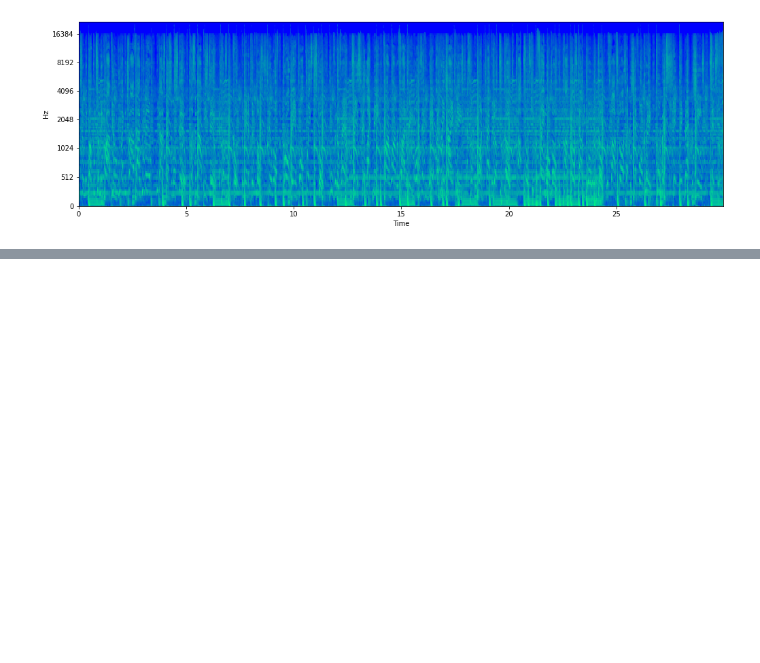
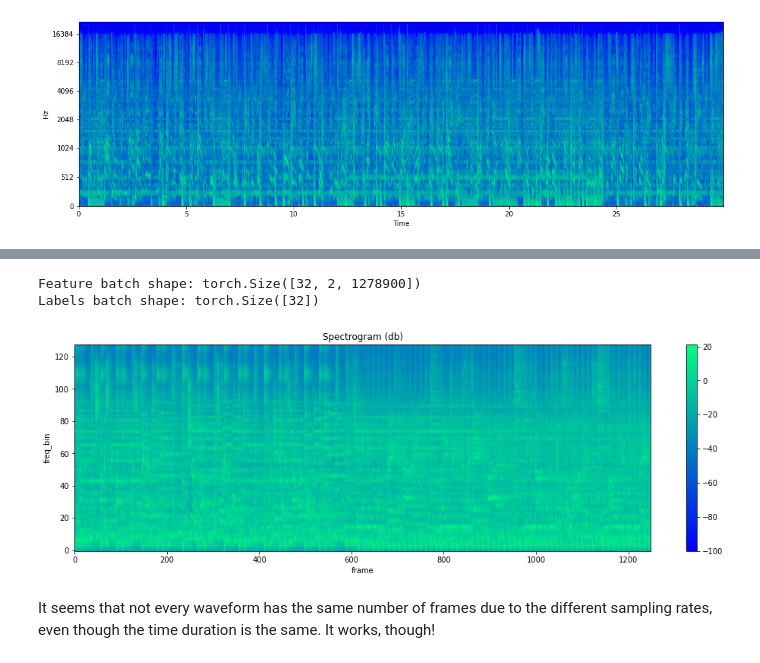
Before and after one commit to Data-Science-Community-SRM/Music-Genre-Classification-System, a Jupyter notebook: preprocess.ipynb, the cells around one changed output, grey strips where cells are left out. Drawn from its saved outputs; the diff is of its cells as text; code cells hidden in the pictures; blank space fills up the shorter version.

Commit message:
Finish dataset class

```diff
--- a/preprocess.ipynb
+++ b/preprocess.ipynb
@@ -92,0 +103,34 @@ Top genres (17): ['Blues', 'Classical', 'Country', 'Easy Listening', 'Electronic
+# %%
+class FmaLoader(Dataset):
+    """
+    :param split: must be either "training", "validation" or "test"; anything else and you get an empty dataset
+    :param subset: "small" by default
+    """
+    def __init__(self, audio_root, tracks_file, split, blacklist = [98565, 98567, 98569, 99134, 108925, 133297], subset="small"):
+        self.tracks = load.load_meta(tracks_file)
+        self.audio_root = audio_root
+        self.subset = self.tracks['set','subset'] <= subset
+        self.subset[blacklist] = False
+        self.split = self.tracks['set', 'split'] == split
+        self.rows = tracks.index[self.subset & self.split]
+    def __len__(self):
+        return len(self.rows)
+    def __getitem__(self, item):
+        label = self.tracks['track', 'genre_top'].loc[self.rows[item]]
+        # We ignore the sample rate of the song, the model can choose that for itself
+        waveform, _ = torchaudio.load(load.get_audio_path(self.audio_root, train[item]), num_frames=44100*29)
+        return waveform, genres.index(label)
+# %%
+train_dataloader = DataLoader(dataset=FmaLoader(audio_root=AUDIO_DIR, tracks_file="./fma/fma_metadata/fma_metadata/tracks.csv", split="training"), batch_size=32, shuffle=True)
+train_features, train_labels = next(iter(train_dataloader))
+print(f"Feature batch shape: {train_features.size()}")
+print(f"Labels batch shape: {train_labels.size()}")
+train_wv = train_features[0].squeeze()
+train_lbl = train_labels[0]
+plot_spectrogram(amp_to_int(melspec_t(train_wv[0])))
+# %% [output]
+Feature batch shape: torch.Size([32, 2, 1278900])
+Labels batch shape: torch.Size([32])
+[figure, added]
+# %% [markdown]
+It seems that not every waveform has the same number of frames due to the different sampling rates, even though the time duration is the same. It works, though!
```
Also changed, not shown: parts of 11 cells of this notebook.
